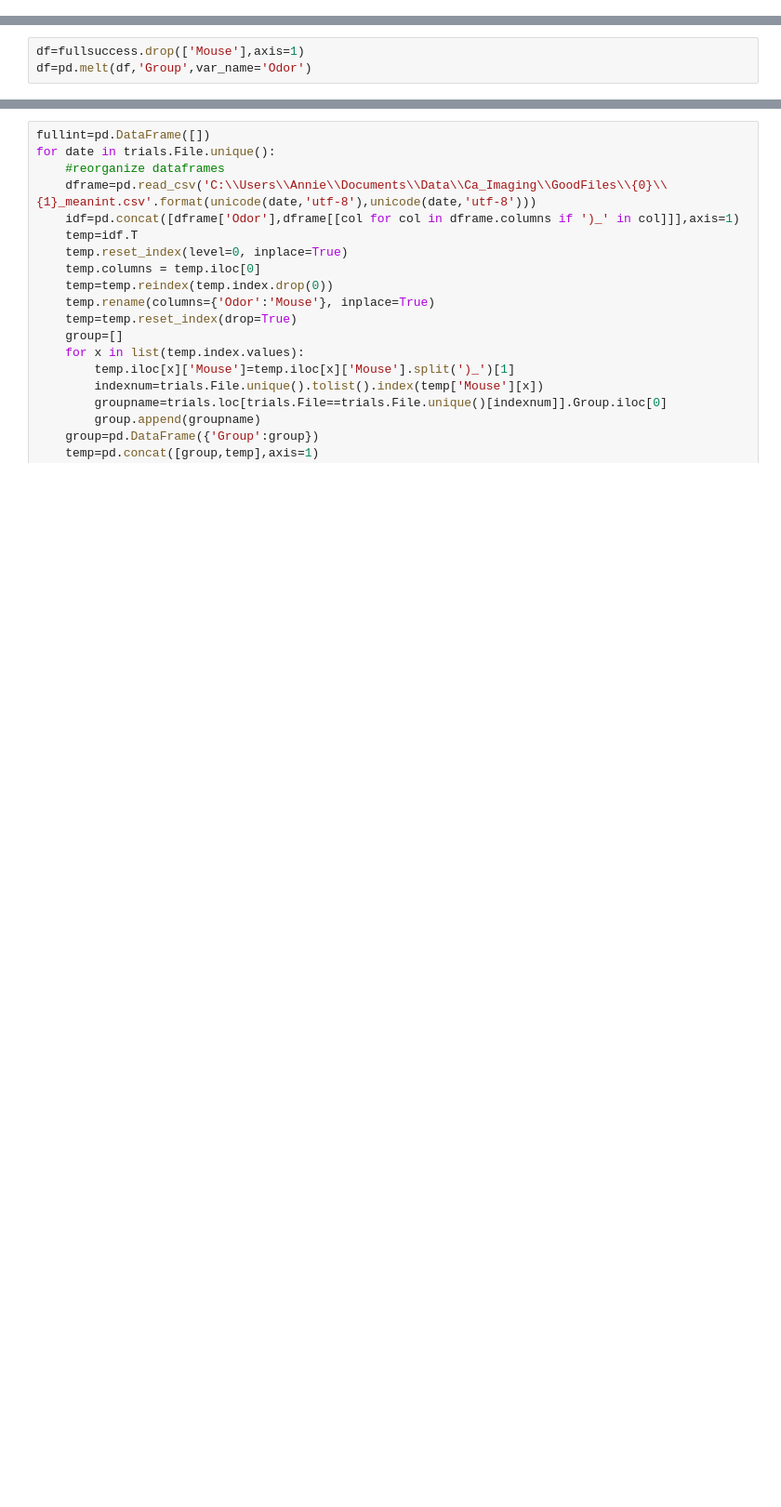
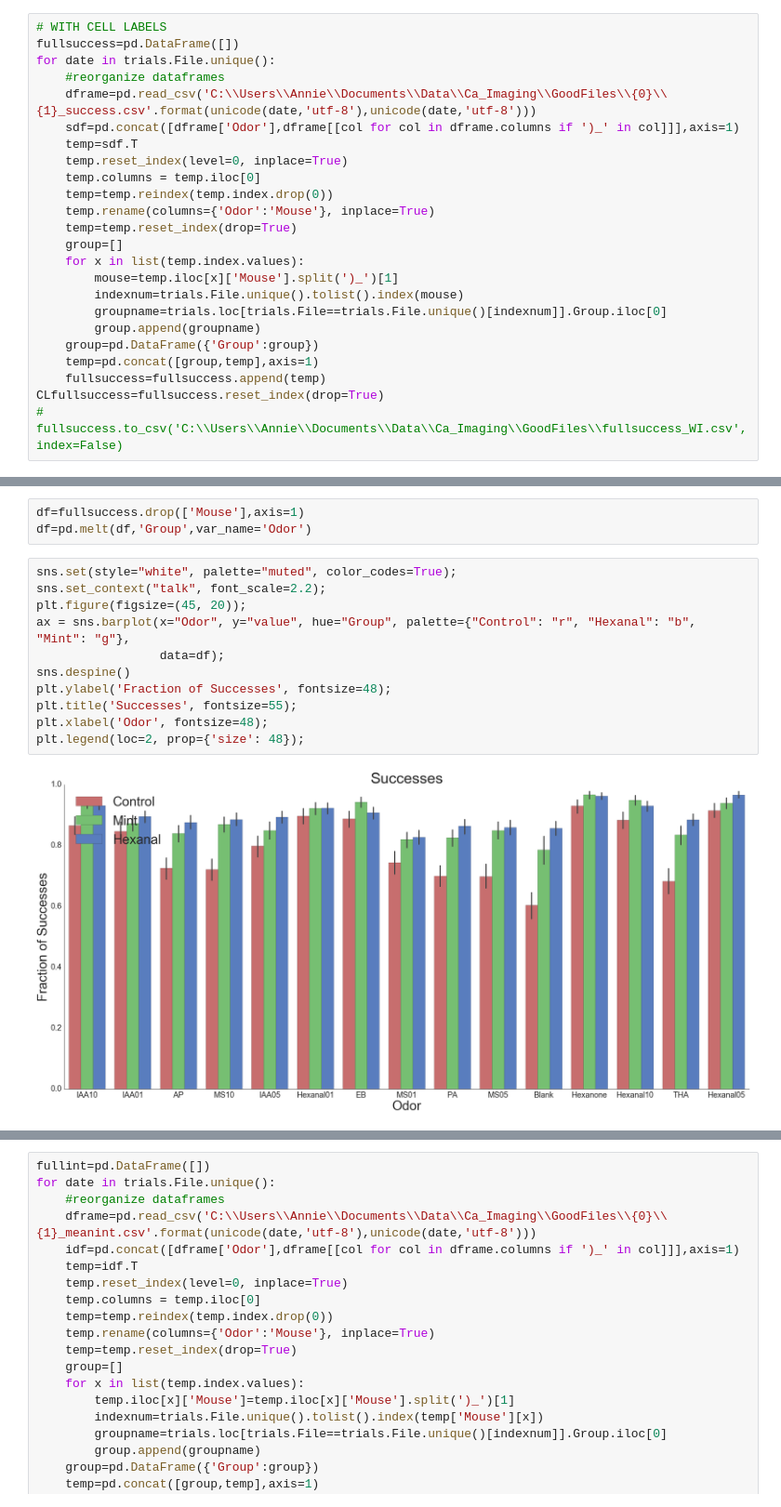
Before and after one commit to liu-annie/CaI, a Jupyter notebook: Make_Dataframes.ipynb, the cells around one changed output, grey strips where cells are left out. Shown at 93% size. Cells and saved outputs as stored; diff of their text form; blank space fills up the shorter version.

```diff
--- a/Make_Dataframes.ipynb
+++ b/Make_Dataframes.ipynb
@@ -67,3 +93,27 @@ for date in trials.File.unique():
     fullsuccess=fullsuccess.append(temp)
 fullsuccess=fullsuccess.reset_index(drop=True)
 # fullsuccess.to_csv('C:\\Users\\Annie\\Documents\\Data\\Ca_Imaging\\GoodFiles\\fullsuccess.csv',index=False)
+# %%
+# WITH CELL LABELS
+fullsuccess=pd.DataFrame([])
+for date in trials.File.unique():
+    #reorganize dataframes
+    dframe=pd.read_csv('C:\\Users\\Annie\\Documents\\Data\\Ca_Imaging\\GoodFiles\\{0}\\{1}_success.csv'.format(unicode(date,'utf-8'),unicode(date,'utf-8')))
+    sdf=pd.concat([dframe['Odor'],dframe[[col for col in dframe.columns if ')_' in col]]],axis=1)
+    temp=sdf.T
+    temp.reset_index(level=0, inplace=True)
+    temp.columns = temp.iloc[0]
+    temp=temp.reindex(temp.index.drop(0))
+    temp.rename(columns={'Odor':'Mouse'}, inplace=True)
+    temp=temp.reset_index(drop=True)
+    group=[]
+    for x in list(temp.index.values):
+        mouse=temp.iloc[x]['Mouse'].split(')_')[1]
+        indexnum=trials.File.unique().tolist().index(mouse)
+        groupname=trials.loc[trials.File==trials.File.unique()[indexnum]].Group.iloc[0]
+        group.append(groupname)
+    group=pd.DataFrame({'Group':group})
+    temp=pd.concat([group,temp],axis=1)
+    fullsuccess=fullsuccess.append(temp)
+CLfullsuccess=fullsuccess.reset_index(drop=True)
+# fullsuccess.to_csv('C:\\Users\\Annie\\Documents\\Data\\Ca_Imaging\\GoodFiles\\fullsuccess_WI.csv',index=False)
@@ -70,4 +122,17 @@ fullsuccess=fullsuccess.reset_index(drop=True)
 # %%
 df=fullsuccess.drop(['Mouse'],axis=1)
 df=pd.melt(df,'Group',var_name='Odor')
+# %%
+sns.set(style="white", palette="muted", color_codes=True);
+sns.set_context("talk", font_scale=2.2);
+plt.figure(figsize=(45, 20));
+ax = sns.barplot(x="Odor", y="value", hue="Group", palette={"Control": "r", "Hexanal": "b", "Mint": "g"},
+                 data=df);
+sns.despine()
+plt.ylabel('Fraction of Successes', fontsize=48);
+plt.title('Successes', fontsize=55);
+plt.xlabel('Odor', fontsize=48);
+plt.legend(loc=2, prop={'size': 48});
+# %% [output]
+[figure, added]
 # %%
```
Also changed, not shown: parts of 12 cells of this notebook, 5 other files.
